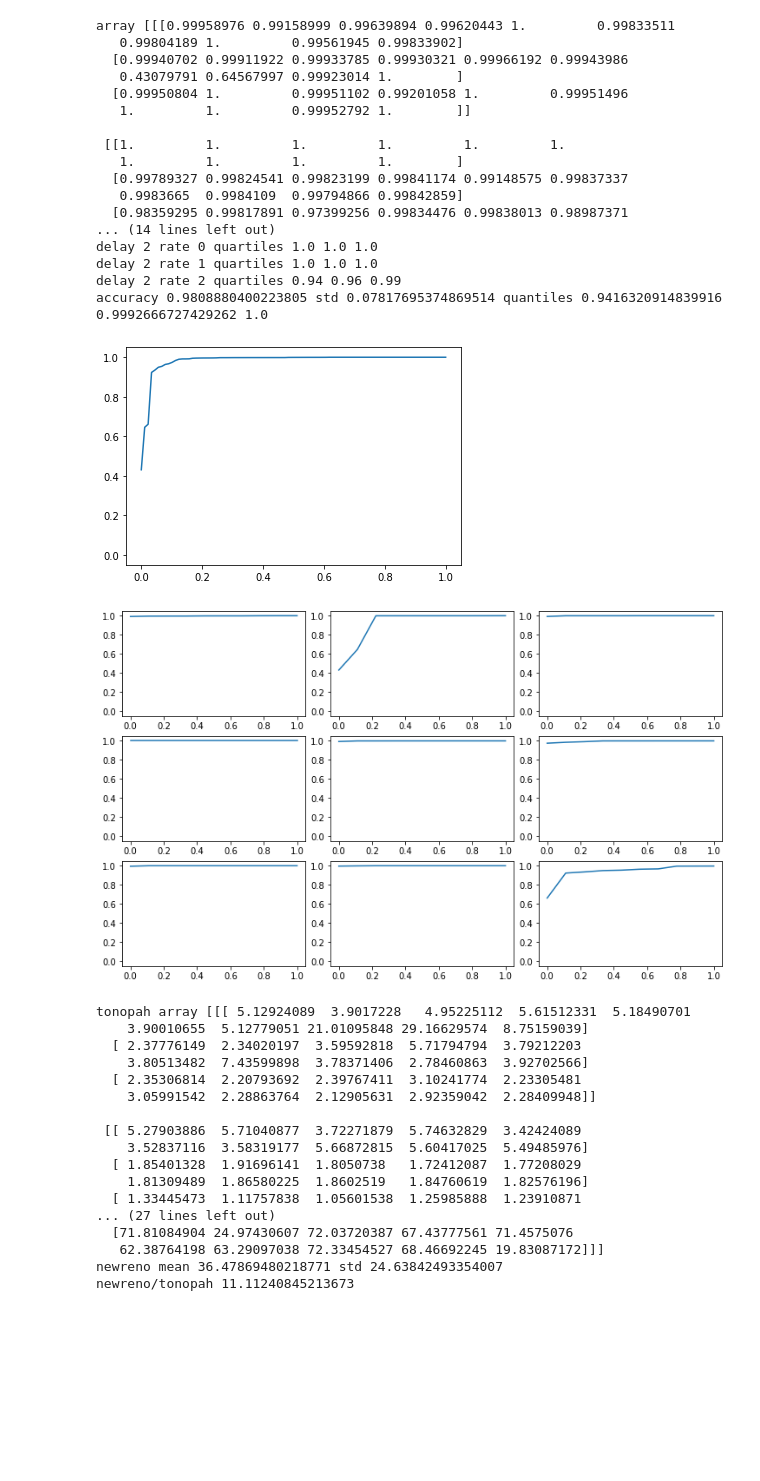
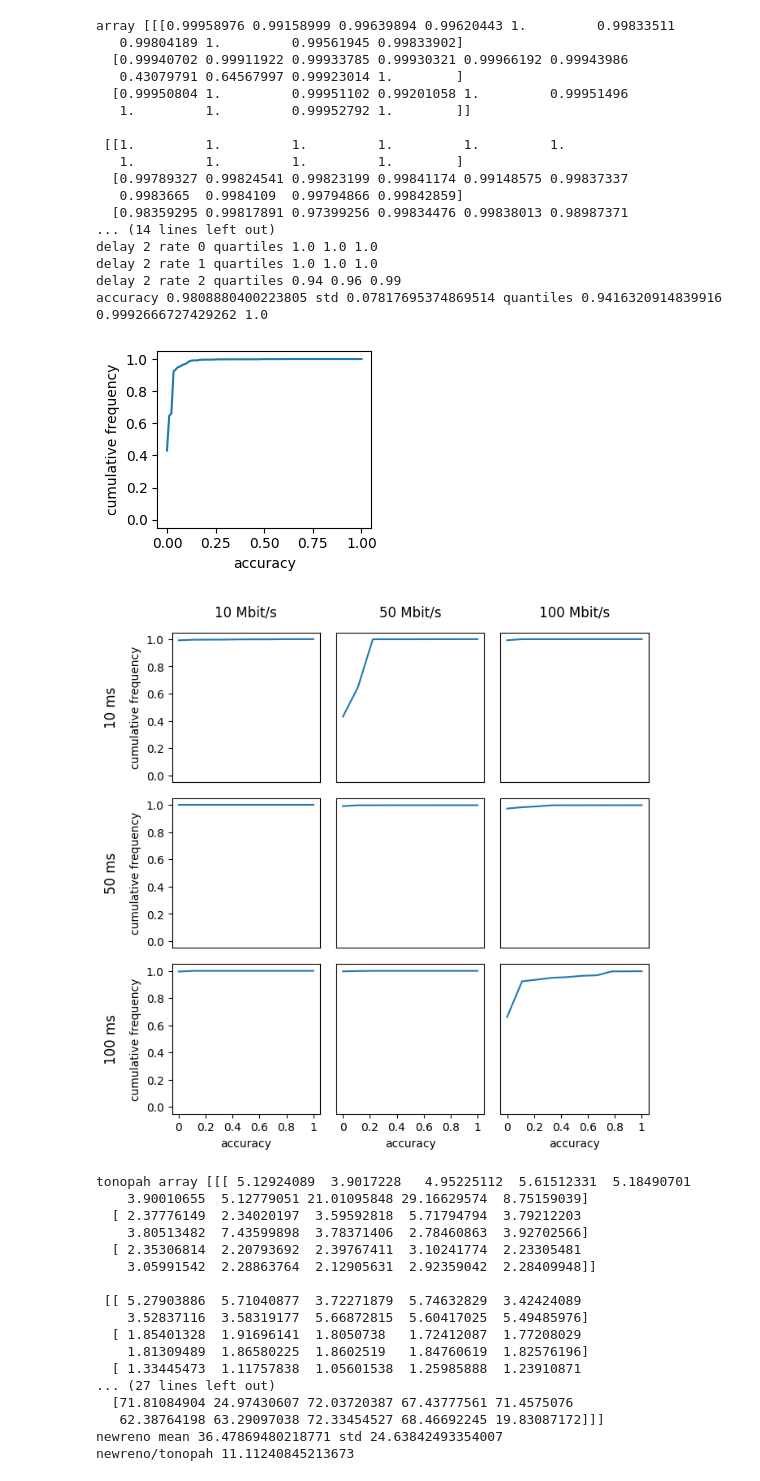
Before and after one commit to muxamilian/fair-queuing-aware-congestion-control, a Jupyter notebook: sample/evaluation_playground.ipynb, the cells around one changed output. Drawn from its saved outputs; the diff is of its cells as text; code cells hidden in the pictures; blank space fills up the shorter version.

```diff
--- a/sample/evaluation_playground.ipynb
+++ b/sample/evaluation_playground.ipynb
@@ -1,7 +1,8 @@
 # %%
 import numpy as np
 
-with open('results_fq_new_tonopah_iperf.txt') as f:
+filename = 'results_fq_new_tonopah_iperf.txt'
+with open(f'good_results/{filename}') as f:
     array = np.array(eval(f.read()))
 print("array", array)
 
@@ -12,21 +13,6 @@ for delay in range(len(array)):
                 round(np.quantile(array[delay][rate], 0.75), 2))
 print("accuracy", np.mean(array.flatten()), 'std', np.std(array.flatten()),
      "quantiles", np.quantile(array.flatten(), 0.05), np.quantile(array.flatten(), 0.5), np.quantile(array.flatten(), 0.95))
-
-import matplotlib.pyplot as plt
-flattened_array = array.flatten()
-plt.ylim(-0.05, 1.05)
-plt.plot(np.linspace(0, 1, len(flattened_array)), np.sort(flattened_array))
-plt.show()
-
-fig, axs = plt.subplots(3, 3, figsize=(10, 6), constrained_layout=True)
-for i in range(len(array)):
-    for j in range(len(array[i])):
-        x = np.linspace(0., 1., len(array[i,j]))
-        y = np.sort(array[i,j])
-        axs[i][j].set_ylim(-0.05, 1.05)
-        axs[i][j].plot(x, y)
-plt.show()
 # %% [output]
 array [[[0.99958976 0.99158999 0.99639894 0.99620443 1.         0.99833511
    0.99804189 1.         0.99561945 0.99833902]
@@ -45,8 +31,61 @@ delay 2 rate 0 quartiles 1.0 1.0 1.0
 delay 2 rate 1 quartiles 1.0 1.0 1.0
 delay 2 rate 2 quartiles 0.94 0.96 0.99
 accuracy 0.9808880400223805 std 0.07817695374869514 quantiles 0.9416320914839916 0.9992666727429262 1.0
-[figure, removed]
-[figure, removed]
+# %%
+import matplotlib.pyplot as plt
+import matplotlib
+from matplotlib.ticker import FormatStrFormatter
+
+flattened_array = array.flatten()
+plt.figure(figsize=(3,2.5))
+plt.ylim(-0.05, 1.05)
+plt.xlabel("accuracy")
+plt.ylabel("cumulative frequency")
+plt.plot(np.linspace(0, 1, len(flattened_array)), np.sort(flattened_array))
+plt.tight_layout()
+plt.savefig(f"plots/{filename.split('.')[0]}.pdf", bbox_inches = 'tight', pad_inches = 0)
+plt.show()
+
+bws = [10, 50, 100]
+delays = [10, 50, 100]
+
+fd = {
+    'fontsize': matplotlib.rcParams['axes.titlesize'],
+    'fontweight' : matplotlib.rcParams['axes.titleweight'],
+    'verticalalignment': 'center',
+    'horizontalalignment': 'center'}
+
+
+fig, axs = plt.subplots(3, 3, figsize=(7, 7))
+plt.subplots_adjust(wspace=0, hspace=0)
+for i in range(len(array)):
+    for j in range(len(array[i])):
+        special = False
+        if j==0:
+            axs[i][j].text(-0.5, 0.5, f'{delays[i]} ms', rotation='vertical', fontdict=fd)
+            axs[i][j].set_ylabel('cumulative frequency')
+        if i==0:
+            axs[i][j].text(0.5, 1.2, f'{bws[j]} Mbit/s', fontdict=fd)
+        if i==2:
+            axs[i][j].set_xlabel('accuracy')
+        if i!=2:
+            axs[i][j].set_xticks([], [])
+        else:
+            axs[i][j].xaxis.set_major_formatter(FormatStrFormatter('%g'))
+            axs[i][j].set_xticks([0, 0.2, 0.4, 0.6, 0.8, 1.0])
+        if j!=0:
+            axs[i][j].set_yticks([], [])
+        x = np.linspace(0., 1., len(array[i,j]))
+        y = np.sort(array[i,j])
+        axs[i][j].set_ylim(-0.05, 1.05)
+        axs[i][j].plot(x, y)
+plt.tight_layout()
+plt.savefig(f"plots/{filename.split('.')[0]}_all.pdf", bbox_inches = 'tight', pad_inches = 0)
+
+plt.show()
+# %% [output]
+[figure, added]
+[figure, added]
 # %%
 import numpy as np
 import scipy.stats
```
Also changed, not shown: parts of 2 cells of this notebook, 2 other files.
